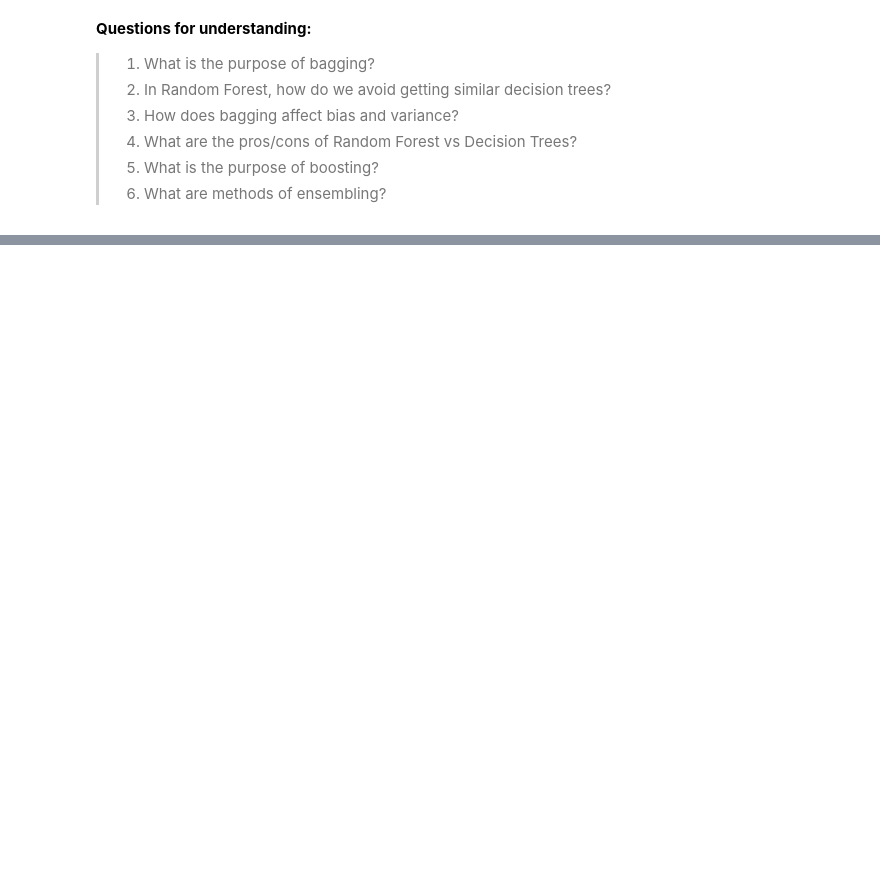
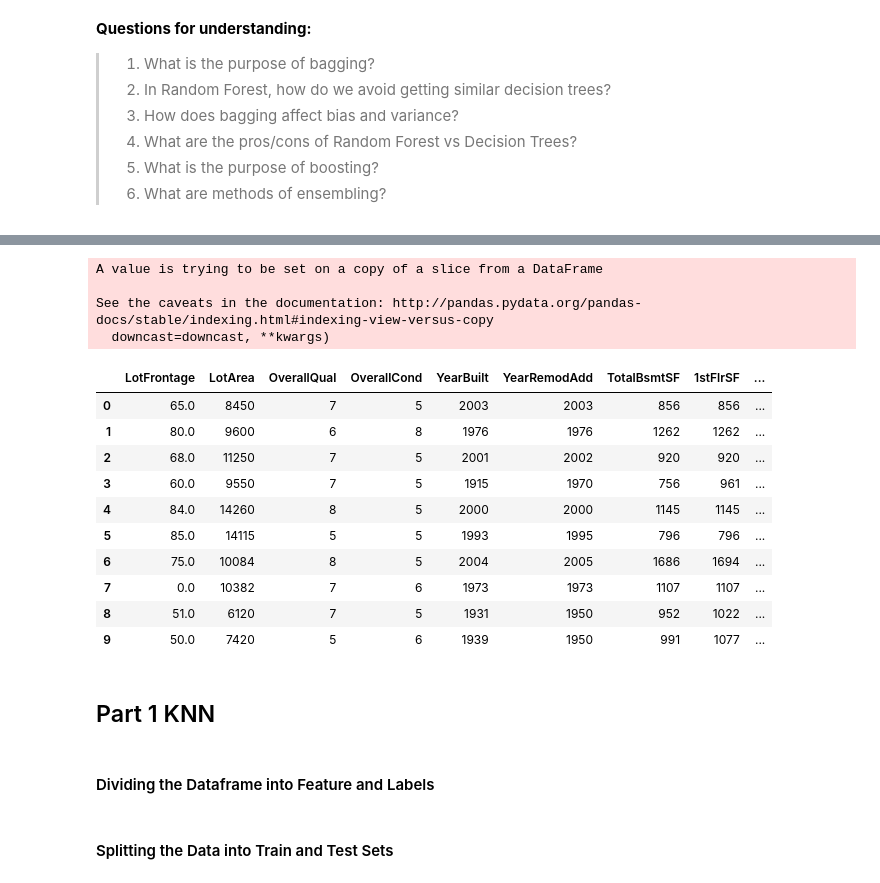
Before and after one commit to claalmve/susa-lecture-9, a Jupyter notebook: Lecture-9-FINAL.ipynb, the cells around one changed output, grey strips where cells are left out. Drawn from its saved outputs; the diff is of its cells as text; code cells hidden in the pictures; blank space fills up the shorter version.

```diff
--- a/Lecture-9-FINAL.ipynb
+++ b/Lecture-9-FINAL.ipynb
@@ -777,0 +805,37 @@ There are many forms of boosting in practice. Popular ones include: Adaboost, Gr
+# %%
+#Feel free to copy/replace with any data cleaning you want from before here
+#NOTE: KNN only takes in scalar values (make sure you take)
+
+#Just some random scalar features I selected --- FEEL FREE TO CHANGE
+knn_features = ['LotFrontage', 'LotArea', 'OverallQual', \
+            'OverallCond', 'YearBuilt', 'YearRemodAdd', \
+            'TotalBsmtSF', '1stFlrSF', '2ndFlrSF', 'GrLivArea', \
+            'FullBath', 'BedroomAbvGr', 'KitchenAbvGr', 'TotRmsAbvGrd', \
+            'GarageArea']
+knn_train = train[knn_features + ['SalePrice']]
+cleaned_test = test[knn_features]
+
+cleaned_train.fillna(0, inplace = True)
+cleaned_test.fillna(0, inplace = True)
+
+cleaned_train.head(10)
+# %% [output]
+A value is trying to be set on a copy of a slice from a DataFrame
+
+See the caveats in the documentation: http://pandas.pydata.org/pandas-docs/stable/indexing.html#indexing-view-versus-copy
+  downcast=downcast, **kwargs)
+|  | LotFrontage | LotArea | OverallQual | OverallCond | YearBuilt | YearRemodAdd | TotalBsmtSF | 1stFlrSF | ... |
+| 0 | 65.0 | 8450 | 7 | 5 | 2003 | 2003 | 856 | 856 | ... |
+| 1 | 80.0 | 9600 | 6 | 8 | 1976 | 1976 | 1262 | 1262 | ... |
+| 2 | 68.0 | 11250 | 7 | 5 | 2001 | 2002 | 920 | 920 | ... |
+| 3 | 60.0 | 9550 | 7 | 5 | 1915 | 1970 | 756 | 961 | ... |
+| 4 | 84.0 | 14260 | 8 | 5 | 2000 | 2000 | 1145 | 1145 | ... |
+| 5 | 85.0 | 14115 | 5 | 5 | 1993 | 1995 | 796 | 796 | ... |
+| 6 | 75.0 | 10084 | 8 | 5 | 2004 | 2005 | 1686 | 1694 | ... |
+| 7 | 0.0 | 10382 | 7 | 6 | 1973 | 1973 | 1107 | 1107 | ... |
+| 8 | 51.0 | 6120 | 7 | 5 | 1931 | 1950 | 952 | 1022 | ... |
+| 9 | 50.0 | 7420 | 5 | 6 | 1939 | 1950 | 991 | 1077 | ... |
+# %% [markdown]
+## Part 1 KNN
+# %% [markdown]
+#### Dividing the Dataframe into Feature and Labels
@@ -777,0 +845,2 @@ There are many forms of boosting in practice. Popular ones include: Adaboost, Gr
+# %% [markdown]
+#### Splitting the Data into Train and Test Sets
```
Also changed, not shown: parts of 12 cells of this notebook, 7 other files.
